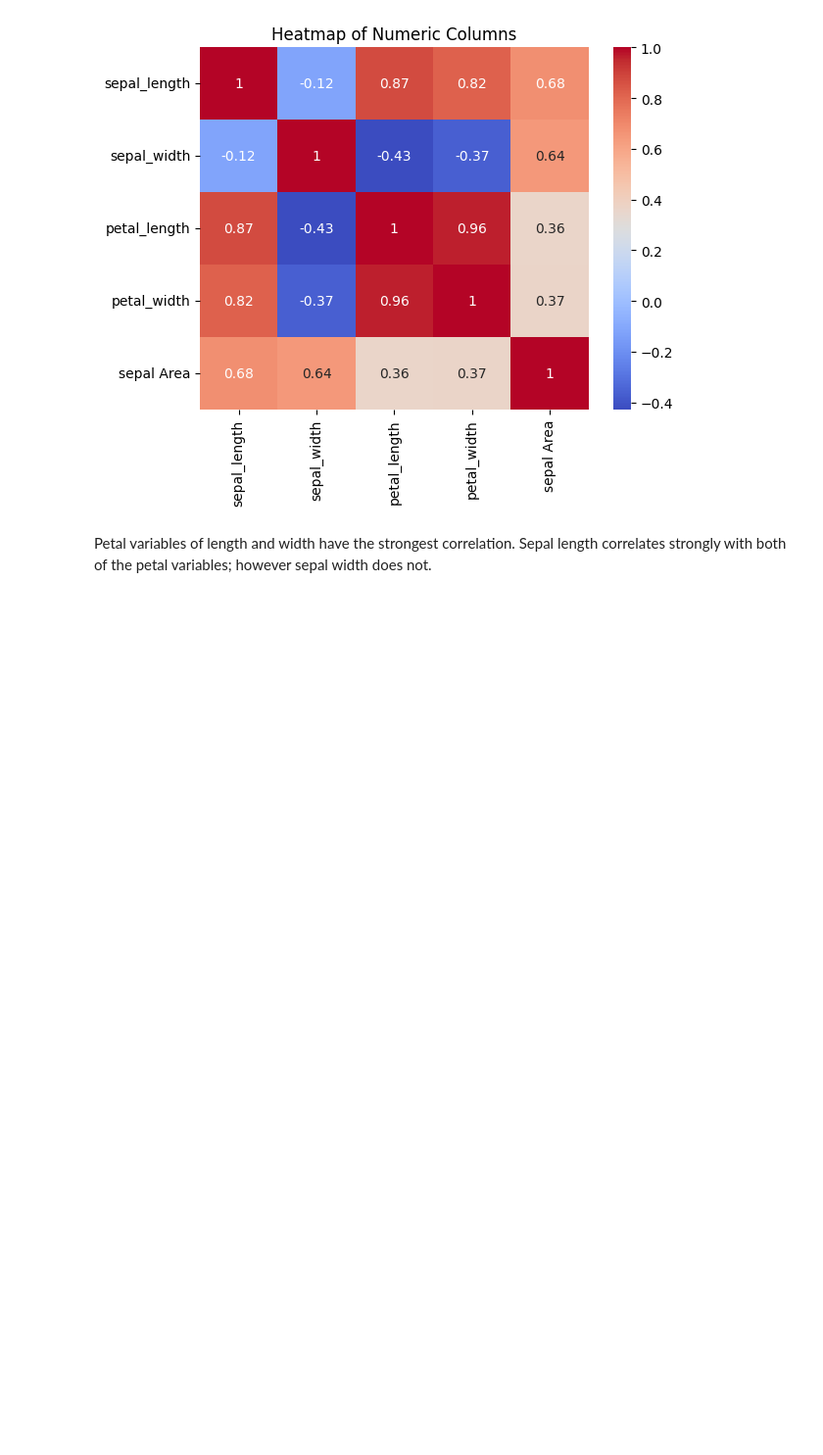
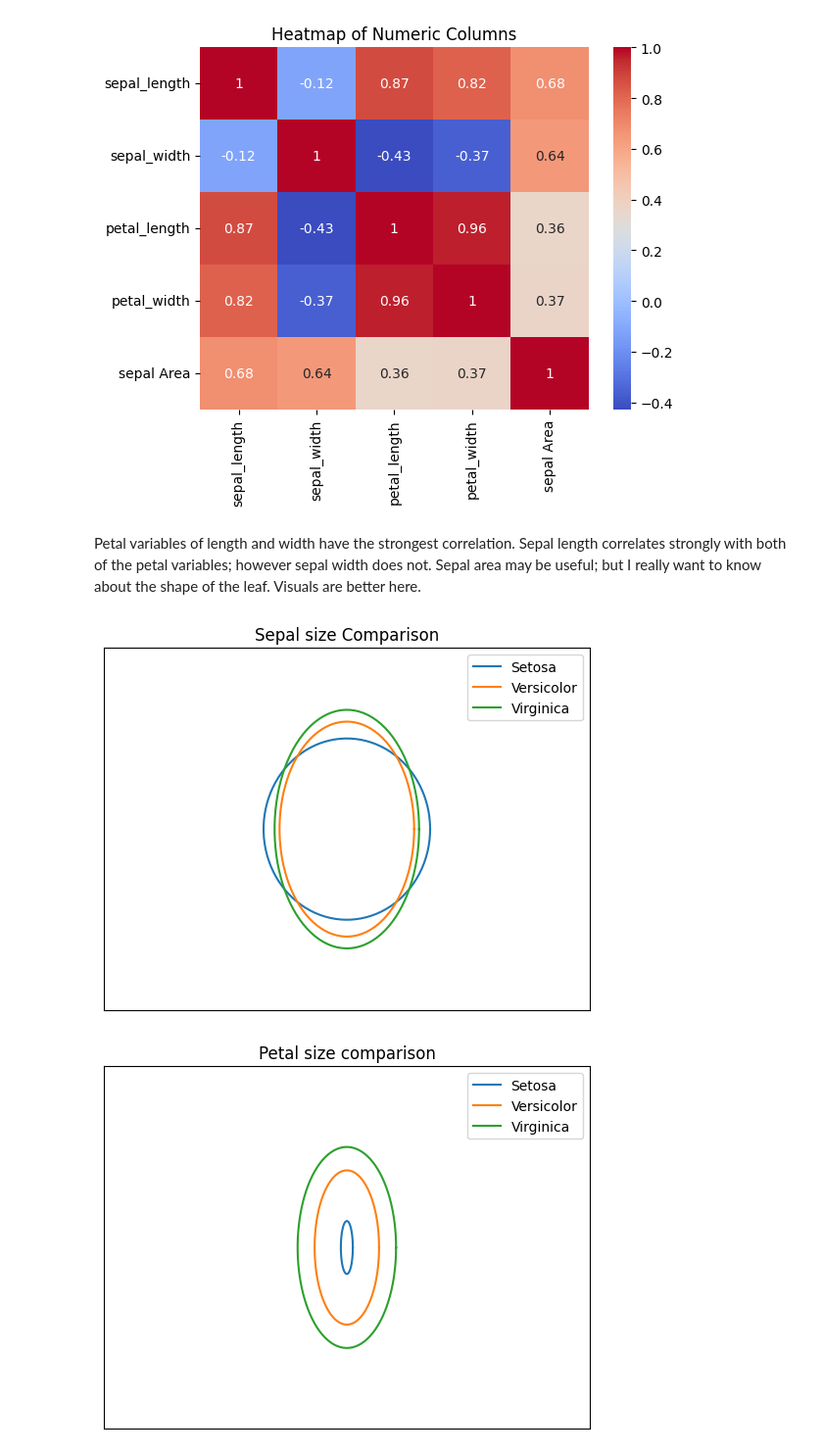
Before and after one commit to drpafowler/datafun-04-jupyter, a Jupyter notebook: philip_eda.ipynb, the cells around one changed output. Shown at 98% size. Drawn from its saved outputs; the diff is of its cells as text; code cells hidden in the pictures; blank space fills up the shorter version.

Commit message:
update philip_eda.ipynb with shapes of sepals and petals

```diff
--- a/philip_eda.ipynb
+++ b/philip_eda.ipynb
@@ -183,4 +198,57 @@ plt.show()
 # %% [output]
 [figure]
 # %% [markdown]
-Petal variables of length and width have the strongest correlation.  Sepal length correlates strongly with both of the petal variables; however sepal width does not.
+Petal variables of length and width have the strongest correlation.  Sepal length correlates strongly with both of the petal variables; however sepal width does not.  Sepal area may be useful; but I really want to know about the shape of the leaf.  Visuals are better here.
+# %%
+data_setosa = df.loc[df['species'] == 'setosa']
+data_virginica = df.loc[df['species'] == 'virginica']
+data_versicolor = df.loc[df['species'] == 'versicolor']
+
+u=0     #x-position of the center
+v=0   #y-position of the center
+t = np.linspace(0, 2*pi, 100)
+
+a=data_setosa['sepal_width'].mean()    #radius on the x-axis
+b=data_setosa['sepal_length'].mean()     #radius on the y-axis
+plt.legend()
+leaf_setosa = plt.plot( u+a*np.cos(t) , v+b*np.sin(t), label='Setosa'  )
+
+
+a=data_versicolor['sepal_width'].mean()    #radius on the x-axis
+b=data_versicolor['sepal_length'].mean()     #radius on the y-axis
+leaf_versicolor = plt.plot( u+a*np.cos(t) , v+b*np.sin(t), label='Versicolor'  )
+
+a=data_virginica['sepal_width'].mean()    #radius on the x-axis
+b=data_virginica['sepal_length'].mean()     #radius on the y-axis
+leaf_virginica = plt.plot( u+a*np.cos(t) , v+b*np.sin(t), label='Virginica'  )
+
+plt.xticks([])
+plt.yticks([])
+plt.xlim(-10,10)
+plt.ylim(-10,10)
+plt.title('Sepal size Comparison')
+plt.legend()
+plt.show()
+
+a=data_setosa['petal_width'].mean()    #radius on the x-axis
+b=data_setosa['petal_length'].mean()     #radius on the y-axis
+leaf_setosa = plt.plot( u+a*np.cos(t) , v+b*np.sin(t), label='Setosa'  )
+
+a=data_versicolor['petal_width'].mean()    #radius on the x-axis
+b=data_versicolor['petal_length'].mean()     #radius on the y-axis
+leaf_versicolor = plt.plot( u+a*np.cos(t) , v+b*np.sin(t), label='Versicolor' )
+
+a=data_virginica['petal_width'].mean()    #radius on the x-axis
+b=data_virginica['petal_length'].mean()     #radius on the y-axis
+leaf_virginica = plt.plot( u+a*np.cos(t) , v+b*np.sin(t),label='Virginica' )
+
+plt.title('Petal size comparison')
+plt.xticks([])
+plt.yticks([])
+plt.legend()
+plt.xlim(-10,10)
+plt.ylim(-10,10)
+plt.show()
+# %% [output]
+[figure, added]
+[figure, added]
```
Also changed, not shown: parts of 7 cells of this notebook.
